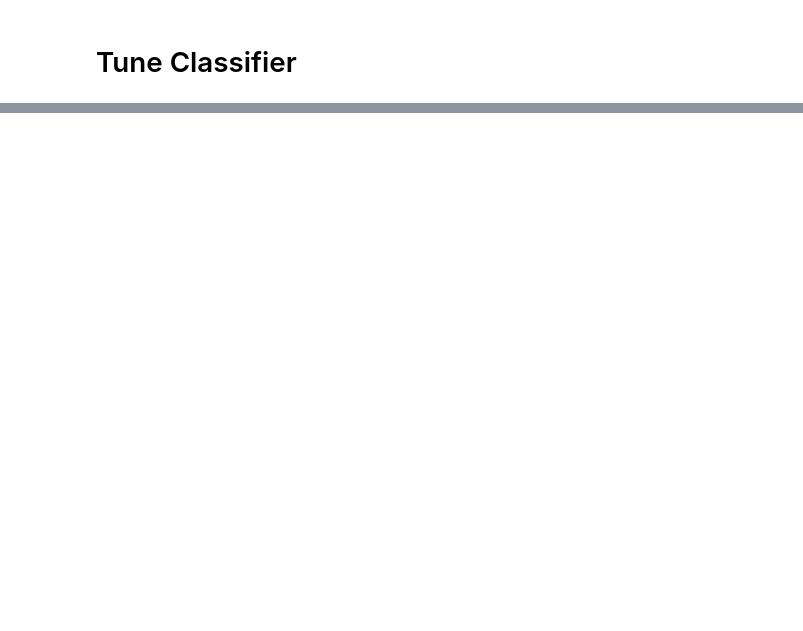
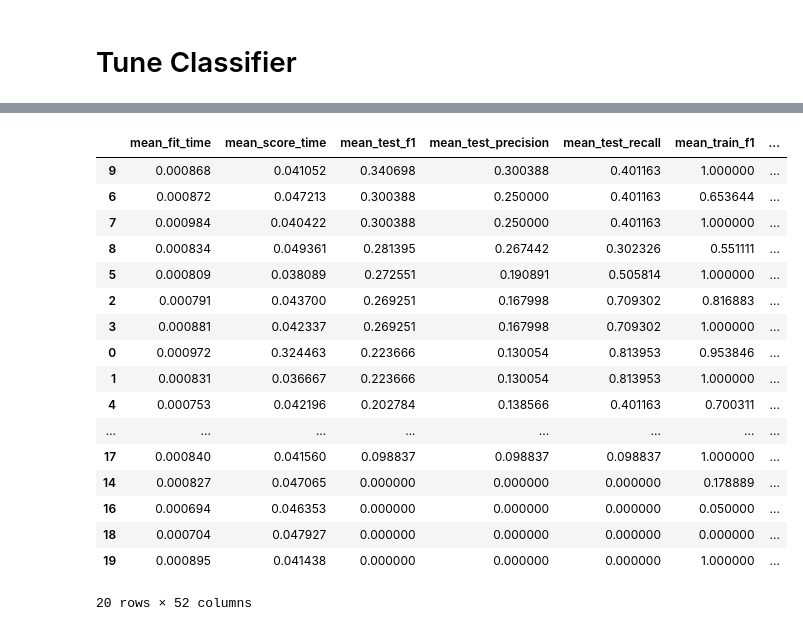
Before and after one commit to bmarshallk/ud120-projects, a Jupyter notebook: final_project/poi_id.ipynb, the cells around one changed output, grey strips where cells are left out. Drawn from its saved outputs; the diff is of its cells as text; code cells hidden in the pictures; blank space fills up the shorter version.

Commit message:
AdaBoost section finished. Tune Classifier section started

```diff
--- a/final_project/poi_id.ipynb
+++ b/final_project/poi_id.ipynb
@@ -1782,0 +1836,23 @@ From SciPy:
+# %%
+from sklearn import preprocessing
+
+#Scaling the importance values
+imps_scaled = preprocessing.MinMaxScaler().fit_transform(imps)
+imps_scaled = pd.DataFrame(imps_scaled, columns=['imps'])
+imps_scaled = imps_scaled.sort_values(by=['imps'], ascending=False)
+#imps_scaled
+
+#Scaling the scores
+scores_scaled = preprocessing.MinMaxScaler().fit_transform(scores)
+scores_scaled = pd.DataFrame(scores_scaled, columns=['scores'])
+scores_scaled = scores_scaled.sort_values(by=['scores'], ascending=False)
+#scores_scaled
+
+#New dataframe
+feature_ranks = pd.concat([feats,imps_scaled,scores_scaled], axis=1).sort_values(by=['scores'],ascending=False)
+#feature_ranks
+
+#Compute new column of combined scores
+feature_ranks['avg_rank'] = (feature_ranks['imps'] + feature_ranks['scores']) / 2.
+feature_ranks = feature_ranks.sort_values(by=['avg_rank'], ascending=False)
+feature_ranks
@@ -1782,0 +1880,40 @@ From SciPy:
+# %%
+from sklearn.model_selection import GridSearchCV
+
+#Making a list of the top features
+top_features = feature_ranks.iloc[0:8]
+top_features = list(top_features['feat'])
+
+#Loading new datasets with the updated feature list:
+features_train, features_test, labels_train, labels_test = ExtractAndSplit(top_features, data_dict, random_state, scale_data=True)
+
+#Loading up parameters for the grid search
+parameters = {'radius':[0.1, 0.2, 0.3, 0.4, 0.5, 0.6, 0.7, 0.8, 0.9, 1.],
+              'weights':('uniform', 'distance')
+             }
+
+#Classifier with automated search over parameter space
+rnn = RadiusNeighborsClassifier(outlier_label=1, n_jobs=-1)
+clf = GridSearchCV(rnn, parameters, scoring=['precision','recall','f1'], refit=False, cv=5)
+clf.fit(features_train, labels_train)
+rnn_results = pd.DataFrame(clf.cv_results_)
+rnn_results.sort_values(by=['mean_test_f1'], ascending=False)
+# %% [output]
+|  | mean_fit_time | mean_score_time | mean_test_f1 | mean_test_precision | mean_test_recall | mean_train_f1 | ... |
+| 9 | 0.000868 | 0.041052 | 0.340698 | 0.300388 | 0.401163 | 1.000000 | ... |
+| 6 | 0.000872 | 0.047213 | 0.300388 | 0.250000 | 0.401163 | 0.653644 | ... |
+| 7 | 0.000984 | 0.040422 | 0.300388 | 0.250000 | 0.401163 | 1.000000 | ... |
+| 8 | 0.000834 | 0.049361 | 0.281395 | 0.267442 | 0.302326 | 0.551111 | ... |
+| 5 | 0.000809 | 0.038089 | 0.272551 | 0.190891 | 0.505814 | 1.000000 | ... |
+| 2 | 0.000791 | 0.043700 | 0.269251 | 0.167998 | 0.709302 | 0.816883 | ... |
+| 3 | 0.000881 | 0.042337 | 0.269251 | 0.167998 | 0.709302 | 1.000000 | ... |
+| 0 | 0.000972 | 0.324463 | 0.223666 | 0.130054 | 0.813953 | 0.953846 | ... |
+| 1 | 0.000831 | 0.036667 | 0.223666 | 0.130054 | 0.813953 | 1.000000 | ... |
+| 4 | 0.000753 | 0.042196 | 0.202784 | 0.138566 | 0.401163 | 0.700311 | ... |
+| ... | ... | ... | ... | ... | ... | ... | ... |
+| 17 | 0.000840 | 0.041560 | 0.098837 | 0.098837 | 0.098837 | 1.000000 | ... |
+| 14 | 0.000827 | 0.047065 | 0.000000 | 0.000000 | 0.000000 | 0.178889 | ... |
+| 16 | 0.000694 | 0.046353 | 0.000000 | 0.000000 | 0.000000 | 0.050000 | ... |
+| 18 | 0.000704 | 0.047927 | 0.000000 | 0.000000 | 0.000000 | 0.000000 | ... |
+| 19 | 0.000895 | 0.041438 | 0.000000 | 0.000000 | 0.000000 | 1.000000 | ... |
+20 rows × 52 columns
```
Also changed, not shown: parts of 26 cells of this notebook.
